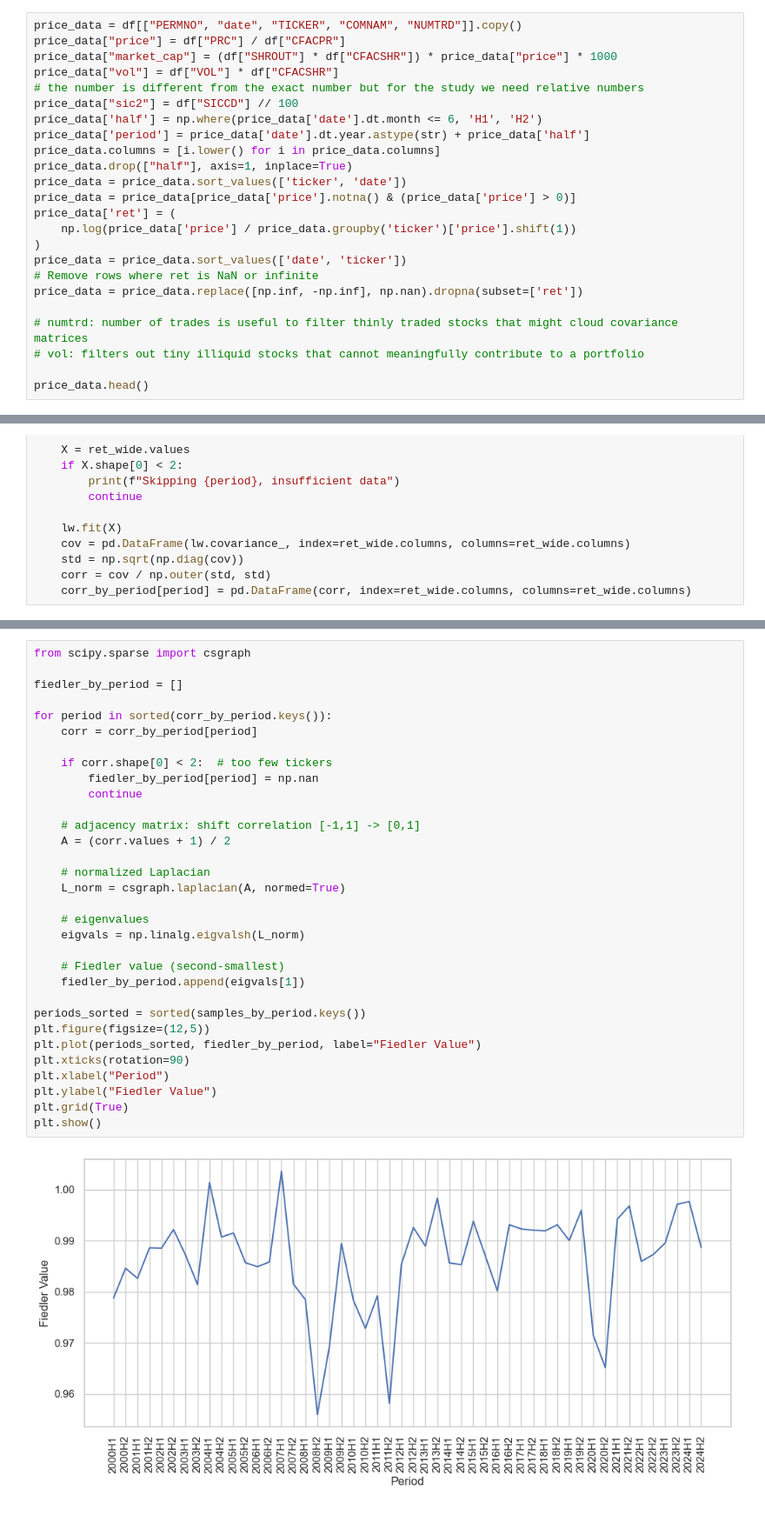
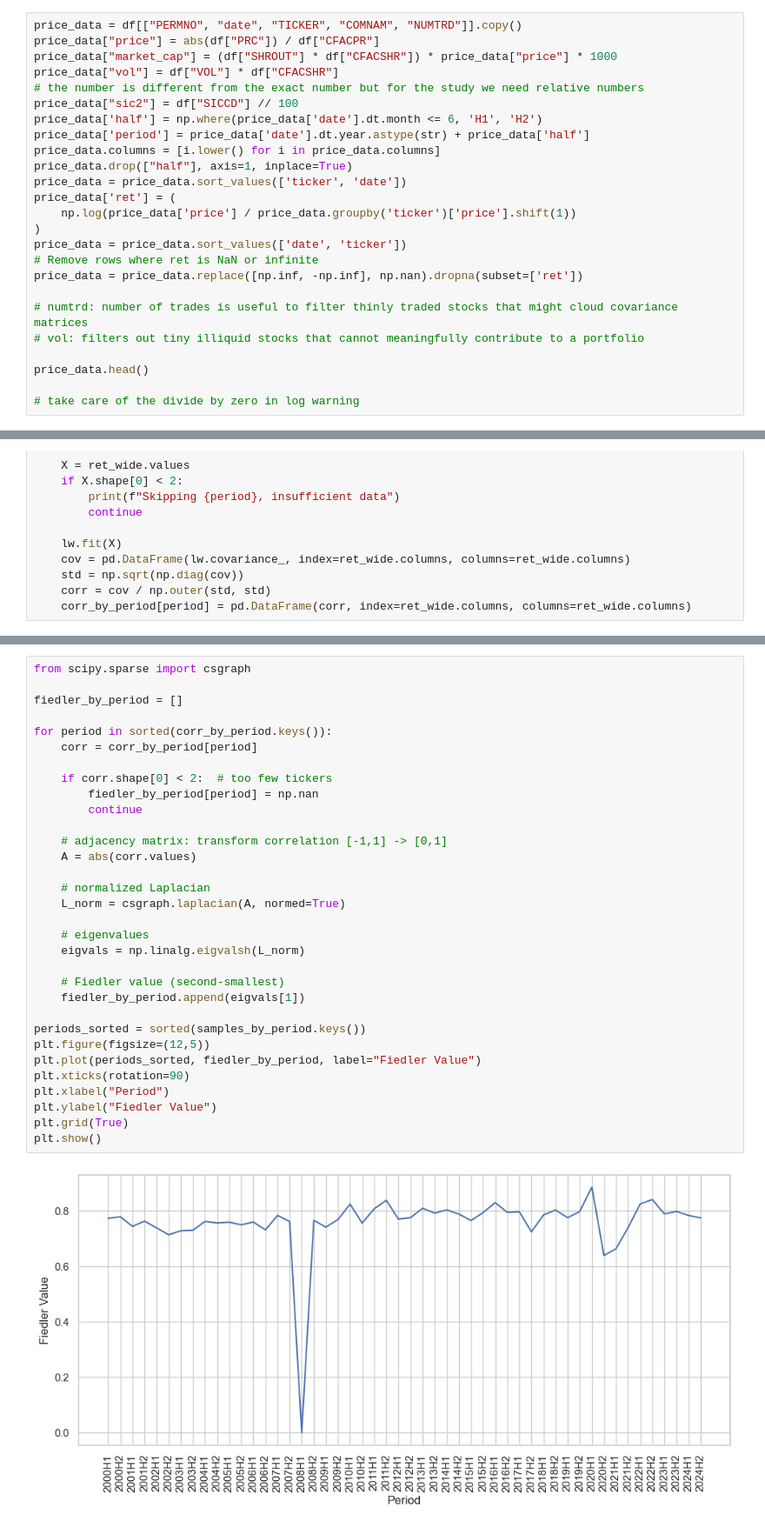
Before and after one commit to Ra20r/spectral-analysis, a Jupyter notebook: data.ipynb, the cells around one changed output, grey strips where cells are left out. Shown at 87% size. Cells and saved outputs as stored; diff of their text form.

```diff
--- a/data.ipynb
+++ b/data.ipynb
@@ -113,7 +113,7 @@ print(lehman_df.head())
 14109088      4.0     NaN
 # %%
 price_data = df[["PERMNO", "date", "TICKER", "COMNAM", "NUMTRD"]].copy()
-price_data["price"] = df["PRC"] / df["CFACPR"]
+price_data["price"] = abs(df["PRC"]) / df["CFACPR"]
 price_data["market_cap"] = (df["SHROUT"] * df["CFACSHR"]) * price_data["price"] * 1000
 price_data["vol"] = df["VOL"] * df["CFACSHR"]
 # the number is different from the exact number but for the study we need relative numbers
@@ -123,7 +123,6 @@ price_data['period'] = price_data['date'].dt.year.astype(str) + price_data['half
 price_data.columns = [i.lower() for i in price_data.columns]
 price_data.drop(["half"], axis=1, inplace=True)
 price_data = price_data.sort_values(['ticker', 'date'])
-price_data = price_data[price_data['price'].notna() & (price_data['price'] > 0)]
 price_data['ret'] = (
     np.log(price_data['price'] / price_data.groupby('ticker')['price'].shift(1))
 )
@@ -135,6 +134,8 @@ price_data = price_data.replace([np.inf, -np.inf], np.nan).dropna(subset=['ret']
 # vol: filters out tiny illiquid stocks that cannot meaningfully contribute to a portfolio
 
 price_data.head()
+
+# take care of the divide by zero in log warning
 # %% [output]
 |  | permno | date | ticker | comnam | numtrd | price | market_cap | vol | sic2 | period | ret |
 | 10175637 | 69163 | 2000-01-03 | ACV | ALBERTO CULVER CO | NaN | 21.125000 | 4.800445e+08 | 6300.0 | 28 | 2000H1 | 0.544513 |
@@ -489,33 +535,33 @@ corr_by_period
 from scipy.sparse import csgraph
 
 fiedler_by_period = []
 
 for period in sorted(corr_by_period.keys()):
     corr = corr_by_period[period]
 
     if corr.shape[0] < 2:  # too few tickers
         fiedler_by_period[period] = np.nan
         continue
 
-    # adjacency matrix: shift correlation [-1,1] -> [0,1]
-    A = (corr.values + 1) / 2
+    # adjacency matrix: transform correlation [-1,1] -> [0,1]
+    A = abs(corr.values)
 
     # normalized Laplacian
     L_norm = csgraph.laplacian(A, normed=True)
 
     # eigenvalues
     eigvals = np.linalg.eigvalsh(L_norm)
 
     # Fiedler value (second-smallest)
     fiedler_by_period.append(eigvals[1])
 
 periods_sorted = sorted(samples_by_period.keys())
 plt.figure(figsize=(12,5))
 plt.plot(periods_sorted, fiedler_by_period, label="Fiedler Value")
 plt.xticks(rotation=90)
 plt.xlabel("Period")
 plt.ylabel("Fiedler Value")
 plt.grid(True)
 plt.show()
 # %% [output]
-[figure, old version]
+[figure, new version]
```
Also changed, not shown: parts of 14 cells of this notebook.
